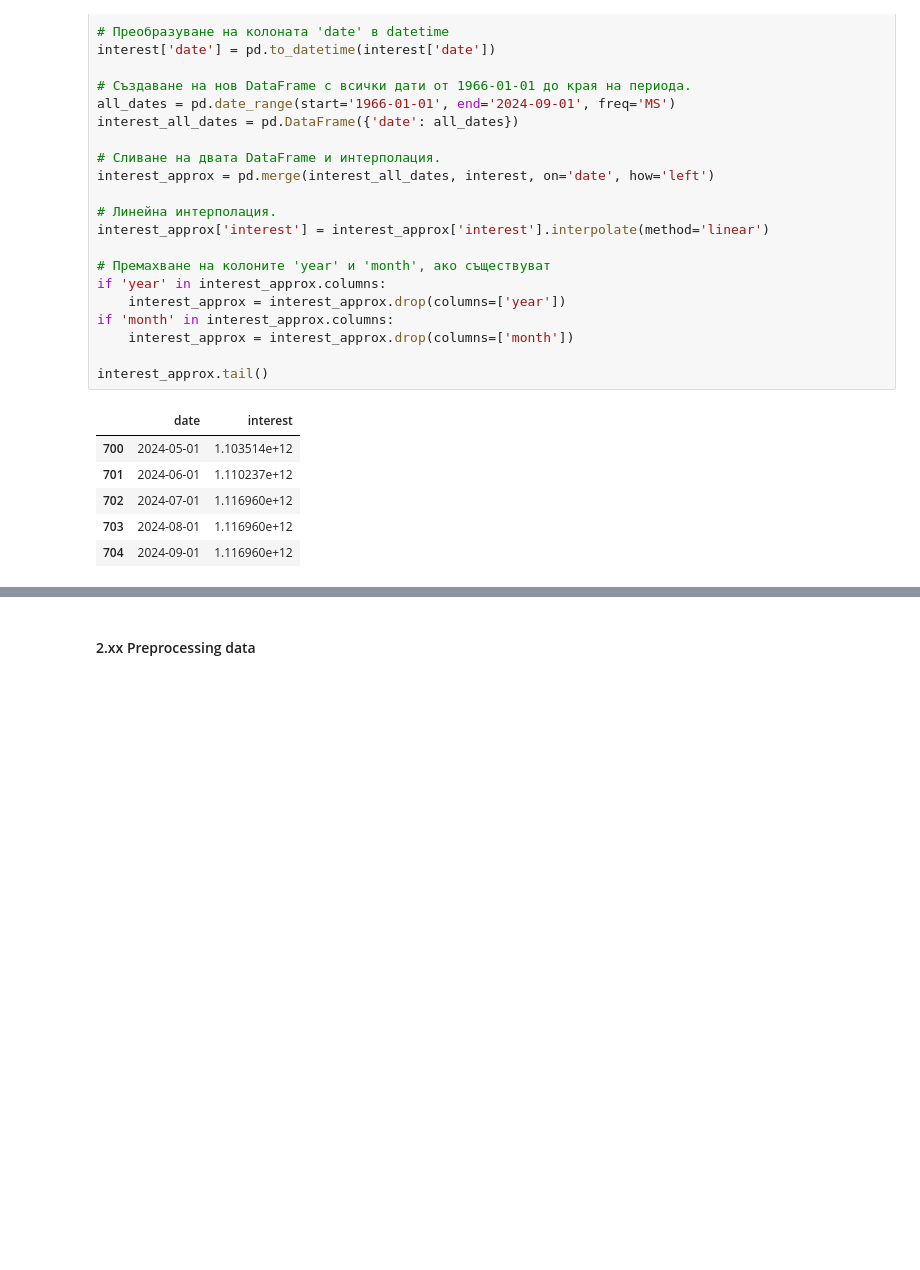
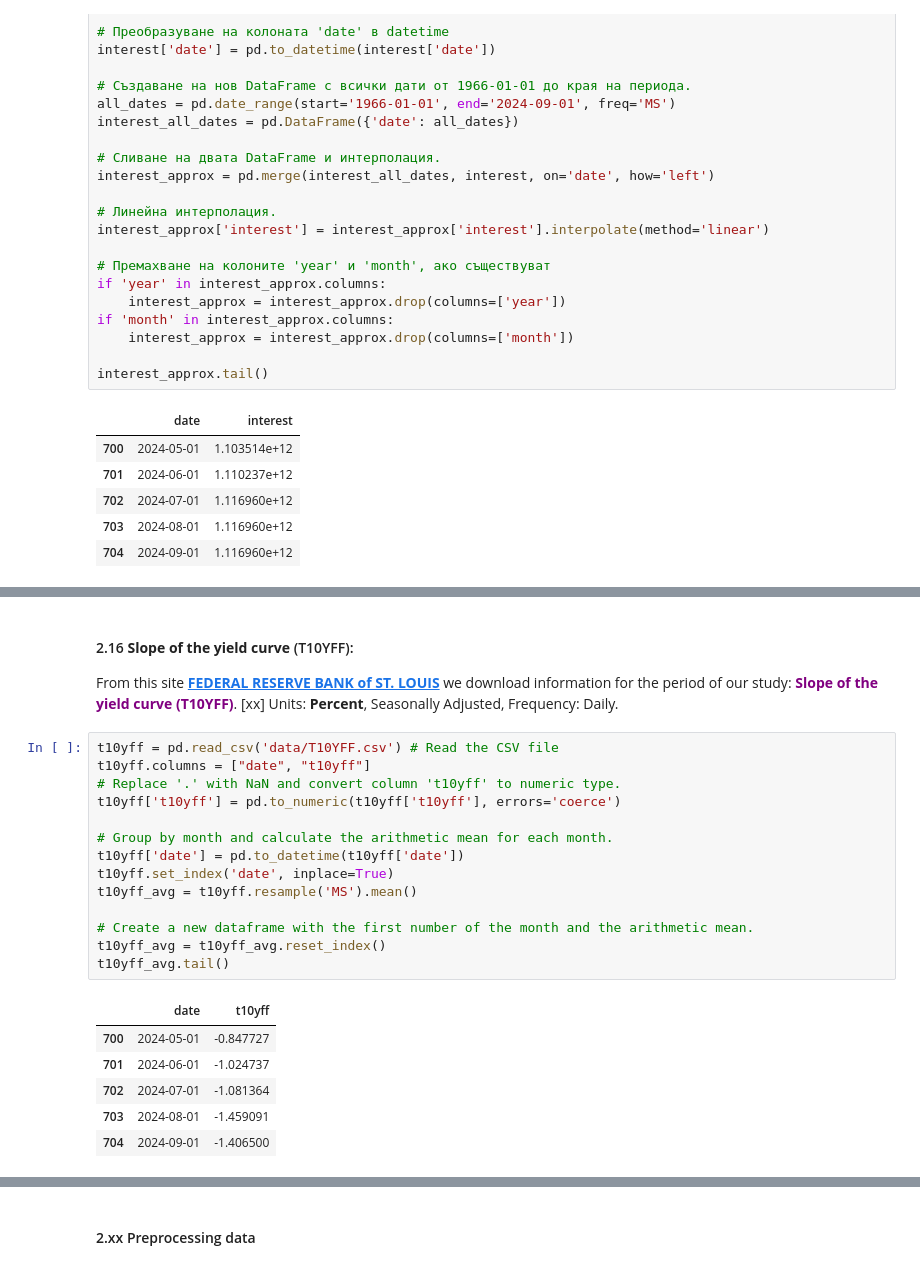
Before and after one commit to Engineer194/Analysis-of-the-US-Economy---Part-3, a Jupyter notebook: ver.2.ipynb, the cells around one changed output, grey strips where cells are left out. Saved outputs shown, nothing was run; the diff lists cells and outputs as text; blank space fills up the shorter version.

```diff
--- a/ver.2.ipynb
+++ b/ver.2.ipynb
@@ -428,3 +428,28 @@ tax_approx.tail()
 | 702 | 2024-07-01 | 3.102590e+12 |
 | 703 | 2024-08-01 | 3.102590e+12 |
 | 704 | 2024-09-01 | 3.102590e+12 |
+# %% [markdown]
+#### 2.16 **Slope of the yield curve** (T10YFF):
+
+From this site **[FEDERAL RESERVE BANK of ST. LOUIS](https://fred.stlouisfed.org/series/T10YFF)** we download information for the period of our study: **<a style="color:purple;">Slope of the yield curve (T10YFF)</a>**. [xx] Units: **Percent**, Seasonally Adjusted, Frequency: Daily.
+# %%
+t10yff = pd.read_csv('data/T10YFF.csv') # Read the CSV file
+t10yff.columns = ["date", "t10yff"]
+# Replace '.' with NaN and convert column 't10yff' to numeric type.
+t10yff['t10yff'] = pd.to_numeric(t10yff['t10yff'], errors='coerce')
+
+# Group by month and calculate the arithmetic mean for each month.
+t10yff['date'] = pd.to_datetime(t10yff['date'])
+t10yff.set_index('date', inplace=True)
+t10yff_avg = t10yff.resample('MS').mean()
+
+# Create a new dataframe with the first number of the month and the arithmetic mean.
+t10yff_avg = t10yff_avg.reset_index()
+t10yff_avg.tail()
+# %% [output]
+|  | date | t10yff |
+| 700 | 2024-05-01 | -0.847727 |
+| 701 | 2024-06-01 | -1.024737 |
+| 702 | 2024-07-01 | -1.081364 |
+| 703 | 2024-08-01 | -1.459091 |
+| 704 | 2024-09-01 | -1.406500 |
```
Also changed, not shown: parts of 25 cells of this notebook.
